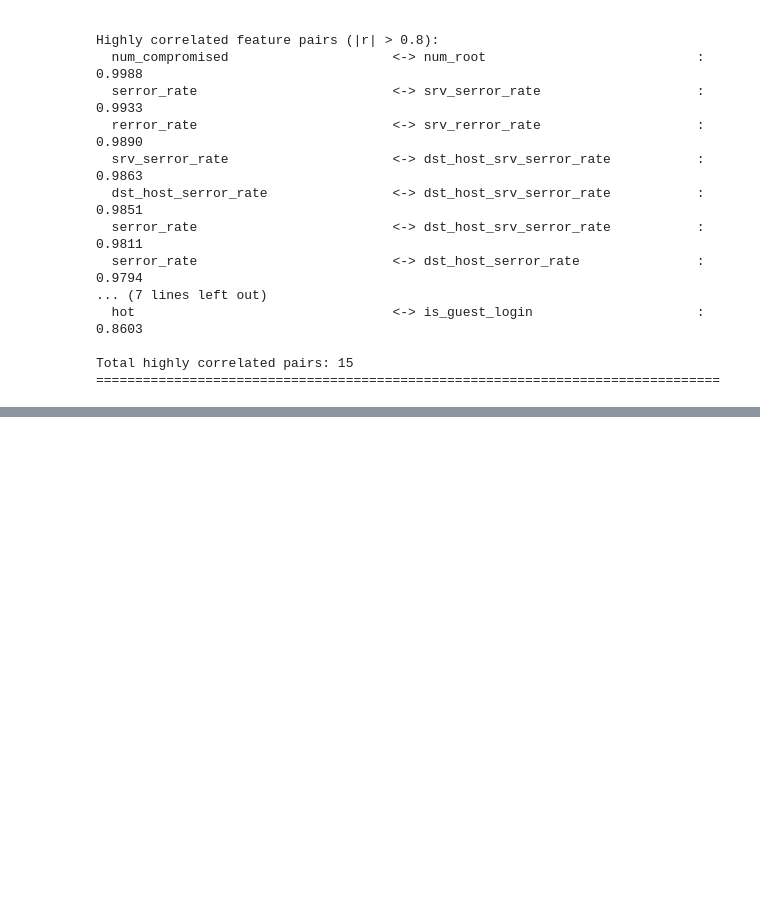
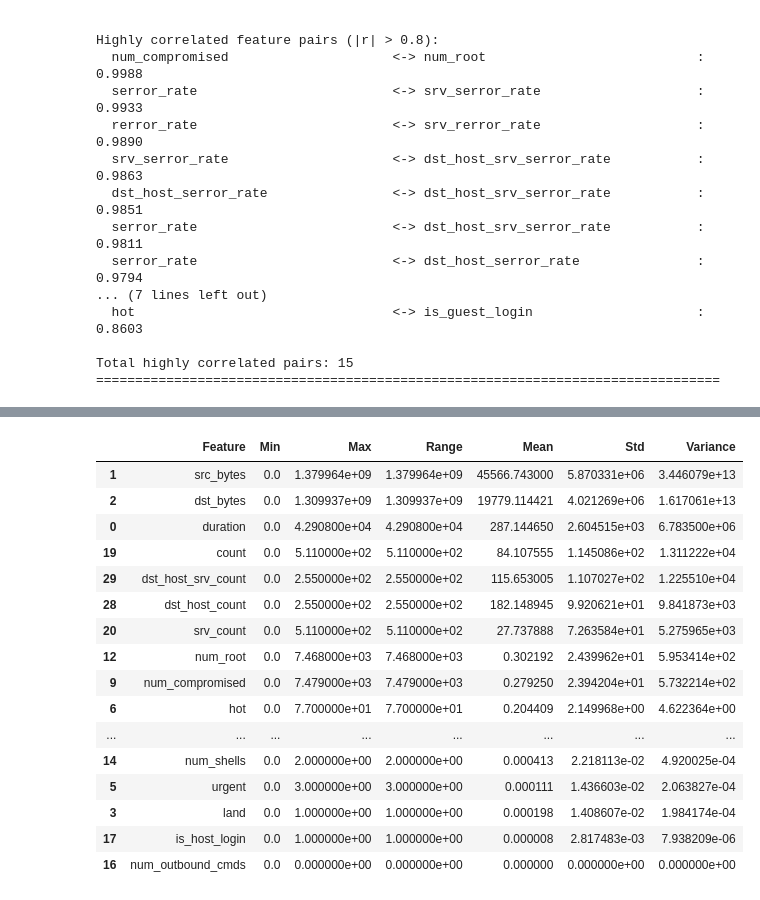
Before and after one commit to mjallen729/Applied-ML-Project, a Jupyter notebook: notebooks/visualize.ipynb, the cells around one changed output, grey strips where cells are left out. Saved outputs shown, nothing was run; the diff lists cells and outputs as text; code cells hidden in the pictures; blank space fills up the shorter version.

```diff
--- a/notebooks/visualize.ipynb
+++ b/notebooks/visualize.ipynb
@@ -249,0 +289,20 @@ len(df['num_outbound_cmds'].unique())
+# %%
+feature_stats.sort_values('Std', ascending=False)
+# %% [output]
+|  | Feature | Min | Max | Range | Mean | Std | Variance |
+| 1 | src_bytes | 0.0 | 1.379964e+09 | 1.379964e+09 | 45566.743000 | 5.870331e+06 | 3.446079e+13 |
+| 2 | dst_bytes | 0.0 | 1.309937e+09 | 1.309937e+09 | 19779.114421 | 4.021269e+06 | 1.617061e+13 |
+| 0 | duration | 0.0 | 4.290800e+04 | 4.290800e+04 | 287.144650 | 2.604515e+03 | 6.783500e+06 |
+| 19 | count | 0.0 | 5.110000e+02 | 5.110000e+02 | 84.107555 | 1.145086e+02 | 1.311222e+04 |
+| 29 | dst_host_srv_count | 0.0 | 2.550000e+02 | 2.550000e+02 | 115.653005 | 1.107027e+02 | 1.225510e+04 |
+| 28 | dst_host_count | 0.0 | 2.550000e+02 | 2.550000e+02 | 182.148945 | 9.920621e+01 | 9.841873e+03 |
+| 20 | srv_count | 0.0 | 5.110000e+02 | 5.110000e+02 | 27.737888 | 7.263584e+01 | 5.275965e+03 |
+| 12 | num_root | 0.0 | 7.468000e+03 | 7.468000e+03 | 0.302192 | 2.439962e+01 | 5.953414e+02 |
+| 9 | num_compromised | 0.0 | 7.479000e+03 | 7.479000e+03 | 0.279250 | 2.394204e+01 | 5.732214e+02 |
+| 6 | hot | 0.0 | 7.700000e+01 | 7.700000e+01 | 0.204409 | 2.149968e+00 | 4.622364e+00 |
+| ... | ... | ... | ... | ... | ... | ... | ... |
+| 14 | num_shells | 0.0 | 2.000000e+00 | 2.000000e+00 | 0.000413 | 2.218113e-02 | 4.920025e-04 |
+| 5 | urgent | 0.0 | 3.000000e+00 | 3.000000e+00 | 0.000111 | 1.436603e-02 | 2.063827e-04 |
+| 3 | land | 0.0 | 1.000000e+00 | 1.000000e+00 | 0.000198 | 1.408607e-02 | 1.984174e-04 |
+| 17 | is_host_login | 0.0 | 1.000000e+00 | 1.000000e+00 | 0.000008 | 2.817483e-03 | 7.938209e-06 |
+| 16 | num_outbound_cmds | 0.0 | 0.000000e+00 | 0.000000e+00 | 0.000000 | 0.000000e+00 | 0.000000e+00 |
```
Also changed, not shown: parts of 3 cells of this notebook, 4 other files.
